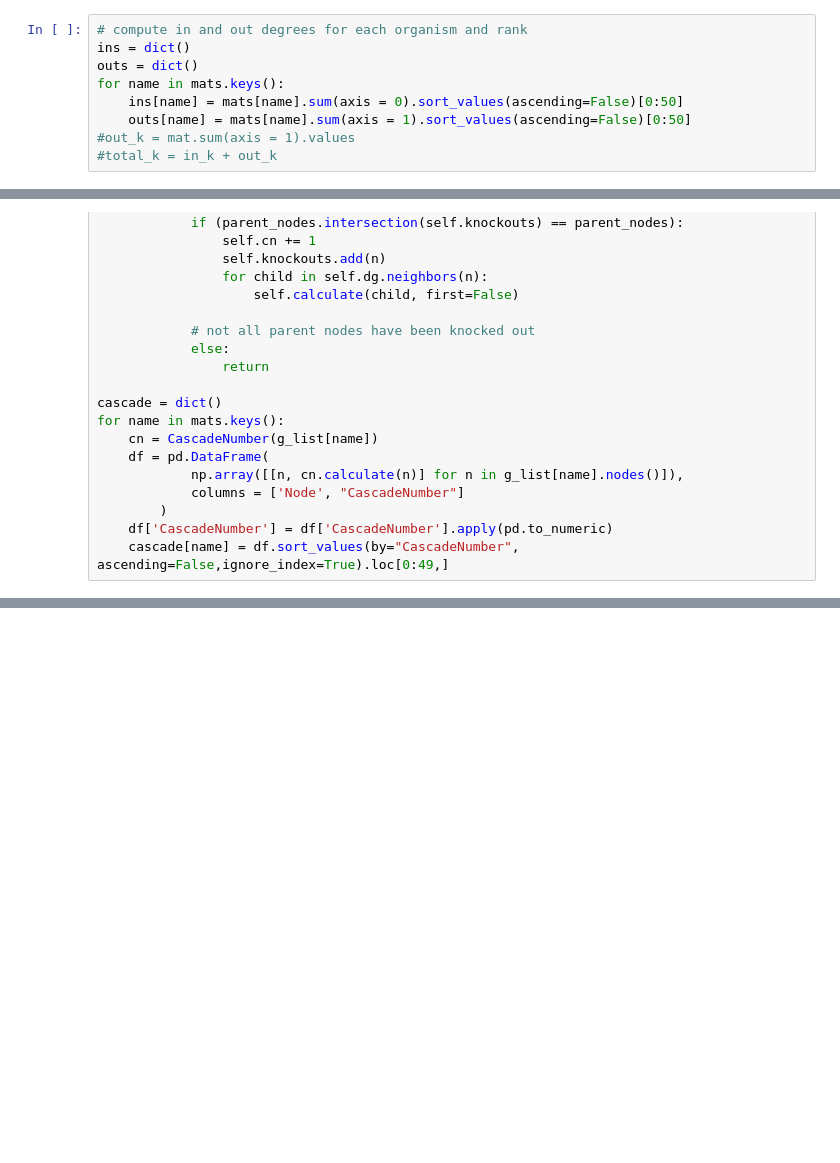
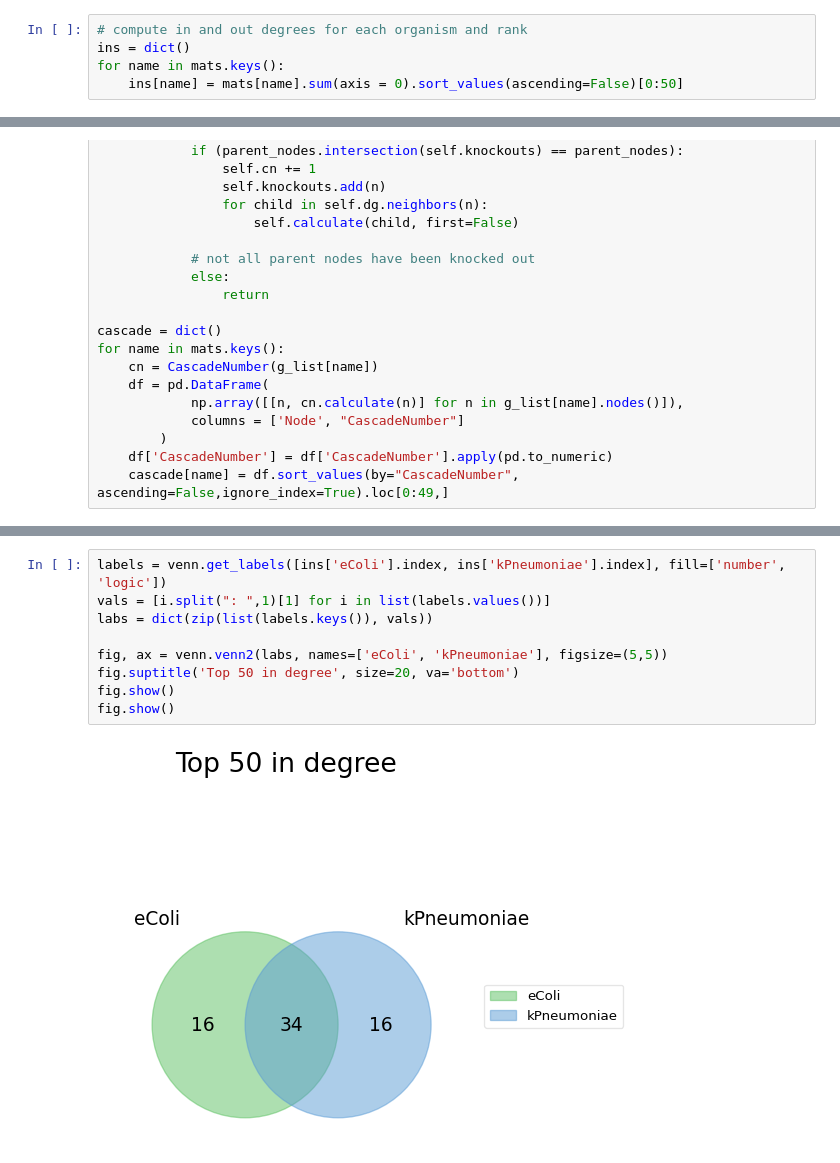
Before and after one commit to maggietsui/BMI206_final, a Jupyter notebook: individual_project.ipynb, the cells around one changed output, grey strips where cells are left out. Drawn from its saved outputs; the diff is of its cells as text; blank space fills up the shorter version.

```diff
--- a/individual_project.ipynb
+++ b/individual_project.ipynb
@@ -76,11 +58,7 @@ mats['eColi']
 # %%
 # compute in and out degrees for each organism and rank
 ins = dict()
-outs = dict()
 for name in mats.keys():
     ins[name] = mats[name].sum(axis = 0).sort_values(ascending=False)[0:50]
-    outs[name] = mats[name].sum(axis = 1).sort_values(ascending=False)[0:50]
-#out_k = mat.sum(axis = 1).values
-#total_k = in_k + out_k
 # %%
 # intersect of top 50 reactions with highest in degree
@@ -482,0 +194,11 @@ fig.savefig('./cascade_venn.pdf', bbox_inches='tight')
+# %%
+labels = venn.get_labels([ins['eColi'].index, ins['kPneumoniae'].index], fill=['number', 'logic'])
+vals = [i.split(": ",1)[1] for i in list(labels.values())]
+labs = dict(zip(list(labels.keys()), vals))
+
+fig, ax = venn.venn2(labs, names=['eColi', 'kPneumoniae'], figsize=(5,5))
+fig.suptitle('Top 50 in degree', size=20, va='bottom')
+fig.show()
+fig.show()
+# %% [output]
+[figure, added]
```
Also changed, not shown: parts of 55 cells of this notebook.
